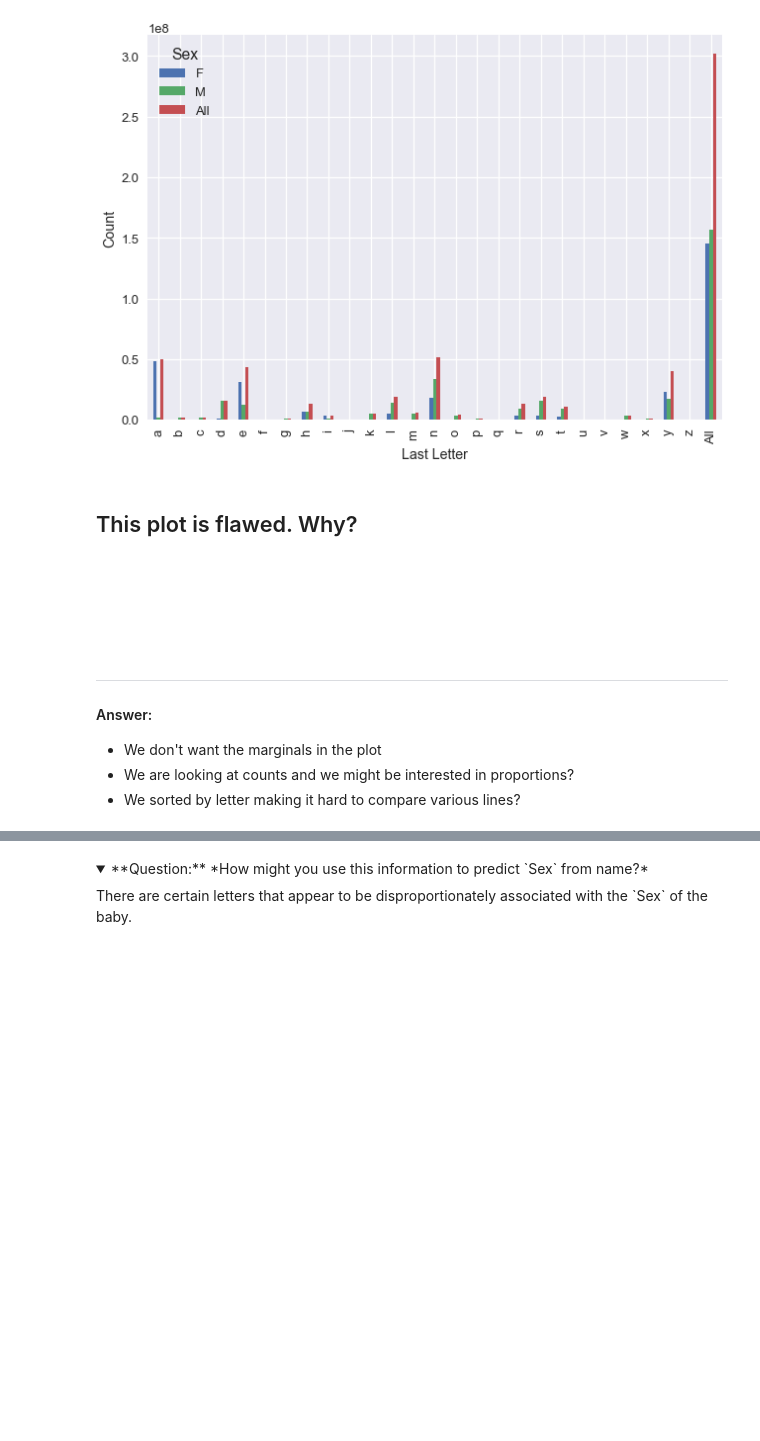
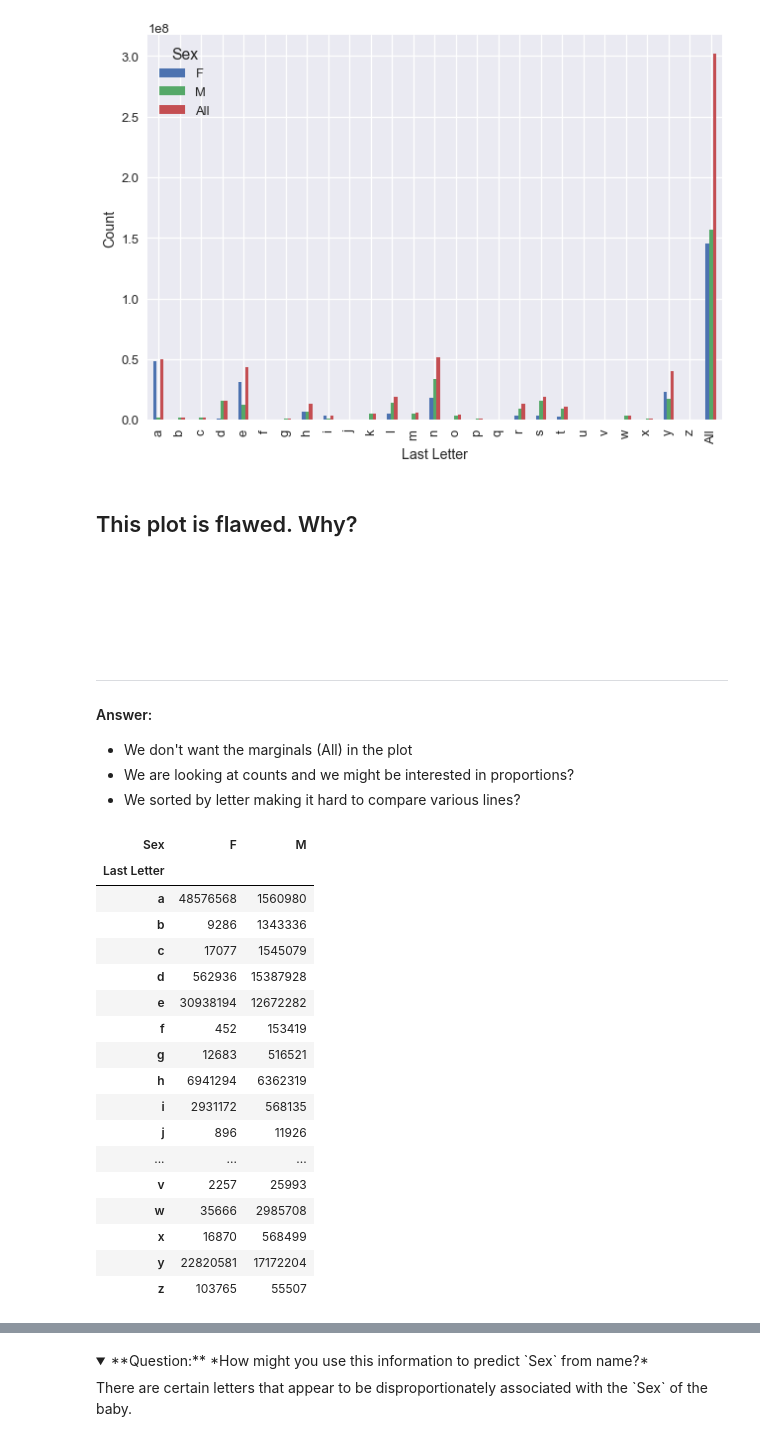
Before and after one commit to DS-100/DS-100.github.io, a Jupyter notebook: sp17/assets/notebooks/python_tools/lec7.ipynb, the cells around one changed output, grey strips where cells are left out. Cells and saved outputs as stored; diff of their text form; code cells hidden in the pictures; folded sections open; blank space fills up the shorter version.

```diff
--- a/sp17/assets/notebooks/python_tools/lec7.ipynb
+++ b/sp17/assets/notebooks/python_tools/lec7.ipynb
@@ -1983,9 +2088,37 @@ plt.ylabel("Count")
 
 ---
 #### Answer:
-* We don't want the marginals in the plot
+* We don't want the marginals (All) in the plot
 * We are looking at counts and we might be interested in proportions?
 * We sorted by letter making it hard to compare various lines?
+# %%
+last_letter_pivot = baby_names.pivot_table(
+    index=['Last Letter'], # the row index
+    columns=['Sex'], # the column values
+    values='Count', # the field(s) to processed in each group
+    aggfunc='sum', # group operation
+    margins=False # show margins `All`
+)
+last_letter_pivot
+# %% [output]
+| Sex | F | M |
+| Last Letter |  |  |
+| a | 48576568 | 1560980 |
+| b | 9286 | 1343336 |
+| c | 17077 | 1545079 |
+| d | 562936 | 15387928 |
+| e | 30938194 | 12672282 |
+| f | 452 | 153419 |
+| g | 12683 | 516521 |
+| h | 6941294 | 6362319 |
+| i | 2931172 | 568135 |
+| j | 896 | 11926 |
+| ... | ... | ... |
+| v | 2257 | 25993 |
+| w | 35666 | 2985708 |
+| x | 16870 | 568499 |
+| y | 22820581 | 17172204 |
+| z | 103765 | 55507 |
 # %%
 # normalize the counts
 normalized_ll_pivot = (
```
Also changed, not shown: parts of 64 cells of this notebook, 1 other file.
